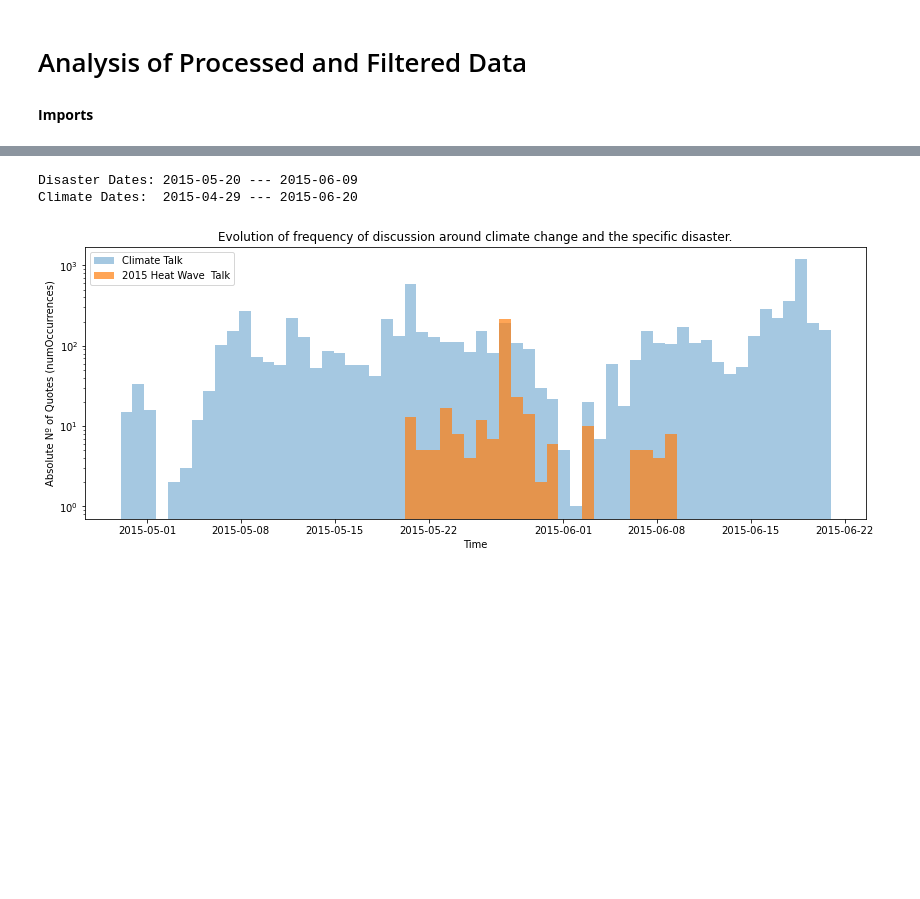
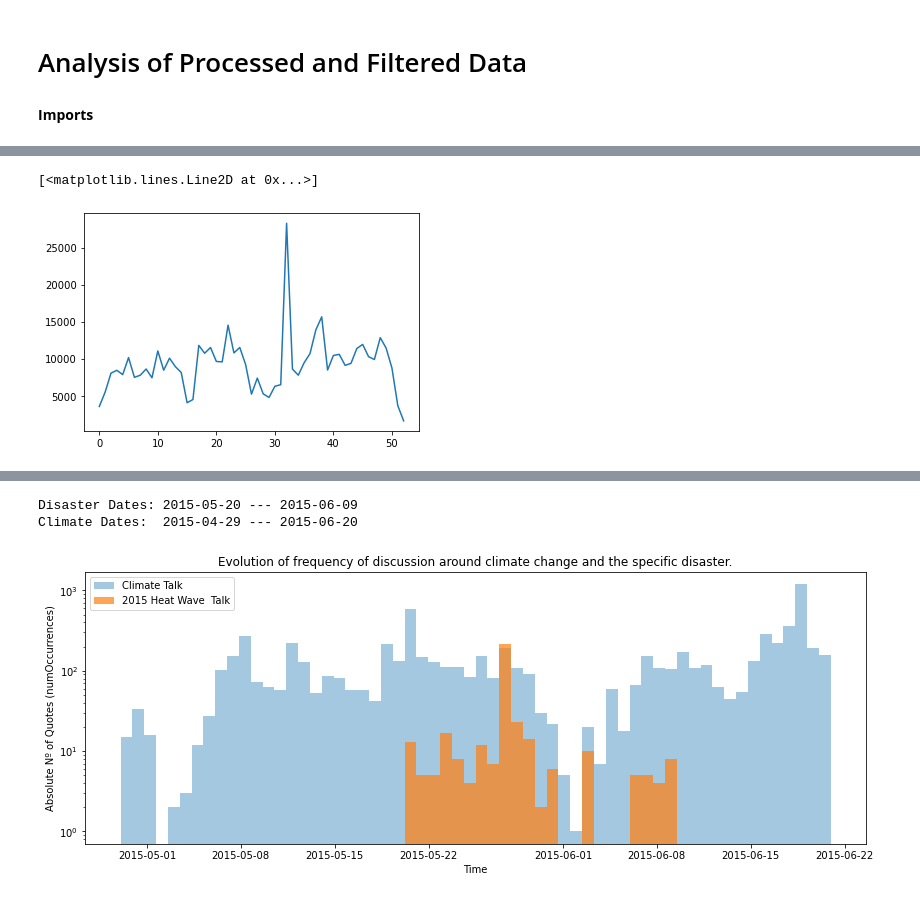
Before and after one commit to epfl-ada/ada-2021-project-data-alchemy, a Jupyter notebook: analysis.ipynb, the cells around one changed output, grey strips where cells are left out. Drawn from its saved outputs; the diff is of its cells as text; code cells hidden in the pictures; blank space fills up the shorter version.

```diff
--- a/analysis.ipynb
+++ b/analysis.ipynb
@@ -97,0 +190,8 @@ def create_plot_comparison(year,disaster_type):
+# %%
+all_data = extract_disaster(year=2019,disaster_type='heat_wave',general=True)
+# %%
+(climate_df, start_climate, end_climate) = all_data[0]
+(disaster_df, start_disaster, end_disaster) = all_data[1]
+# %%
+climate_df = climate_df.set_index('date').resample('1W').sum().dropna().reset_index()
+disaster_df = disaster_df.set_index('date').resample('1W').sum().dropna().reset_index()
@@ -97,0 +218,7 @@ def create_plot_comparison(year,disaster_type):
+# %%
+x_climate = climate_df.numOccurrences.values.reshape(-1, 1)
+# %%
+plt.plot(x_climate)
+# %% [output]
+[<matplotlib.lines.Line2D at 0x...>]
+[figure, added]
```
Also changed, not shown: parts of 38 cells of this notebook, 16 other files.
